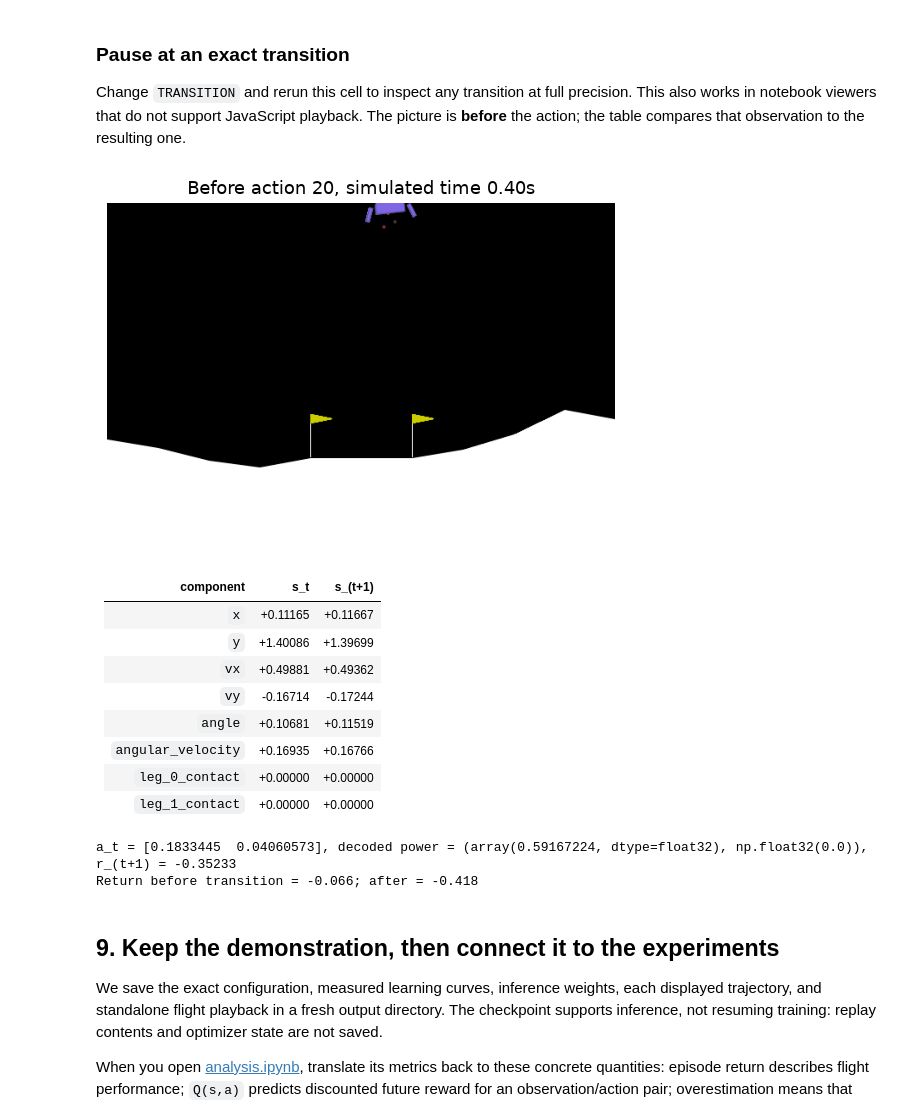
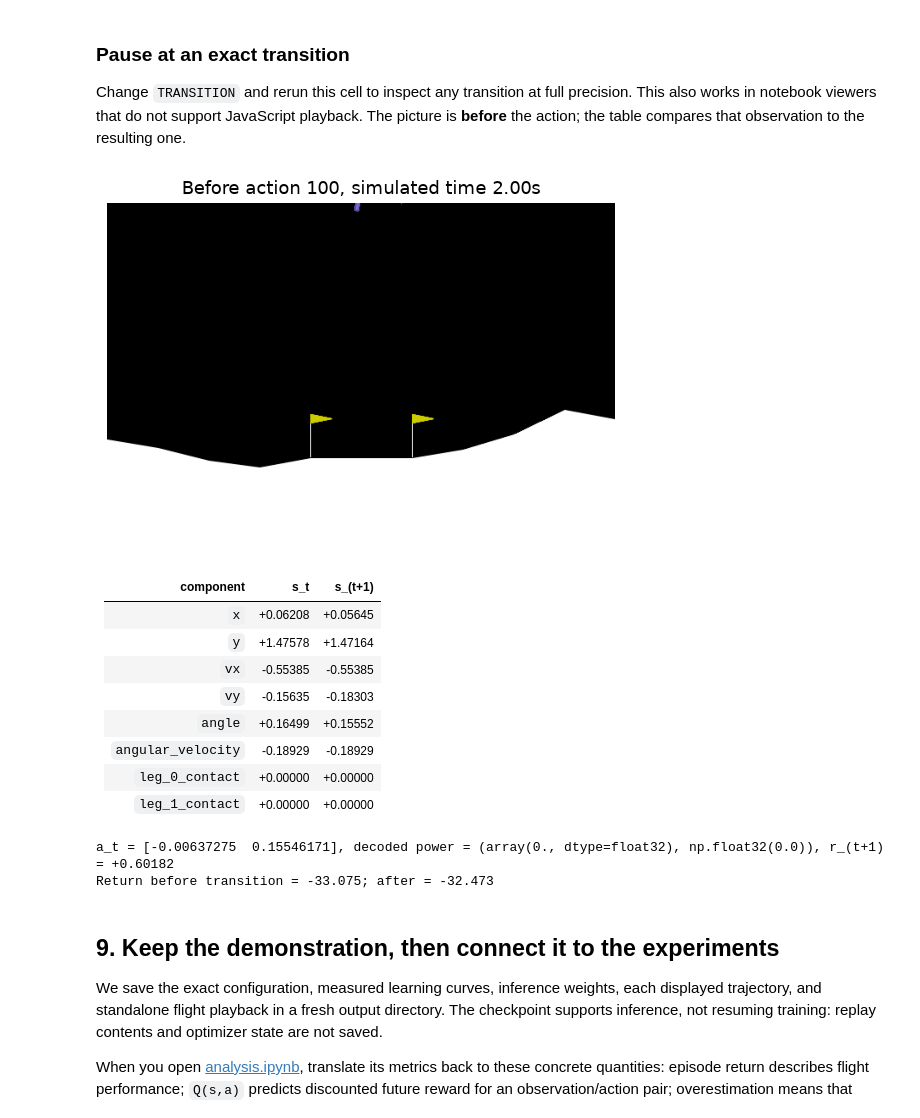
Before and after one commit to glouno/miniproject1-DDPG, a Jupyter notebook: notebooks/environment_walkthrough.ipynb, the cells around one changed output. Saved outputs shown, nothing was run; the diff lists cells and outputs as text; code cells hidden in the pictures.

```diff
--- a/notebooks/environment_walkthrough.ipynb
+++ b/notebooks/environment_walkthrough.ipynb
@@ -695,32 +695,32 @@ plt.show()
 
 Change `TRANSITION` and rerun this cell to inspect any transition at full precision. This also works in notebook viewers that do not support JavaScript playback. The picture is **before** the action; the table compares that observation to the resulting one.
 # %%
-TRANSITION = 20
+TRANSITION = 100
 k = min(max(int(TRANSITION), 0), len(flight["actions"]) - 1)
 fig, ax = plt.subplots(figsize=(6, 4))
 ax.imshow(flight["frames"][k])
 ax.set_title(f"Before action {k}, simulated time {k/FPS:.2f}s")
 ax.axis("off")
 plt.show()
 rows = "\n".join(f"| `{name}` | {before:+.5f} | {after:+.5f} |"
                  for name, before, after in zip(NAMES, s[k], s[k+1]))
 display(Markdown("| component | s_t | s_(t+1) |\n|---|---:|---:|\n" + rows))
 print(f"a_t = {a[k]}, decoded power = {engine_power(a[k])}, r_(t+1) = {r[k]:+.5f}")
 print(f"Return before transition = {r[:k].sum():+.3f}; after = {r[:k+1].sum():+.3f}")
 # %% [output]
-[figure, old version]
+[figure, new version]
 | component | s_t | s_(t+1) |
 |---|---:|---:|
-| `x` | +0.11165 | +0.11667 |
-| `y` | +1.40086 | +1.39699 |
-| `vx` | +0.49881 | +0.49362 |
-| `vy` | -0.16714 | -0.17244 |
-| `angle` | +0.10681 | +0.11519 |
-| `angular_velocity` | +0.16935 | +0.16766 |
+| `x` | +0.06208 | +0.05645 |
+| `y` | +1.47578 | +1.47164 |
+| `vx` | -0.55385 | -0.55385 |
+| `vy` | -0.15635 | -0.18303 |
+| `angle` | +0.16499 | +0.15552 |
+| `angular_velocity` | -0.18929 | -0.18929 |
 | `leg_0_contact` | +0.00000 | +0.00000 |
 | `leg_1_contact` | +0.00000 | +0.00000 |
-a_t = [0.1833445  0.04060573], decoded power = (array(0.59167224, dtype=float32), np.float32(0.0)), r_(t+1) = -0.35233
-Return before transition = -0.066; after = -0.418
+a_t = [-0.00637275  0.15546171], decoded power = (array(0., dtype=float32), np.float32(0.0)), r_(t+1) = +0.60182
+Return before transition = -33.075; after = -32.473
 # %% [markdown]
 ## 9. Keep the demonstration, then connect it to the experiments
 
```
Also changed, not shown: parts of 3 cells of this notebook, 28 other files.
